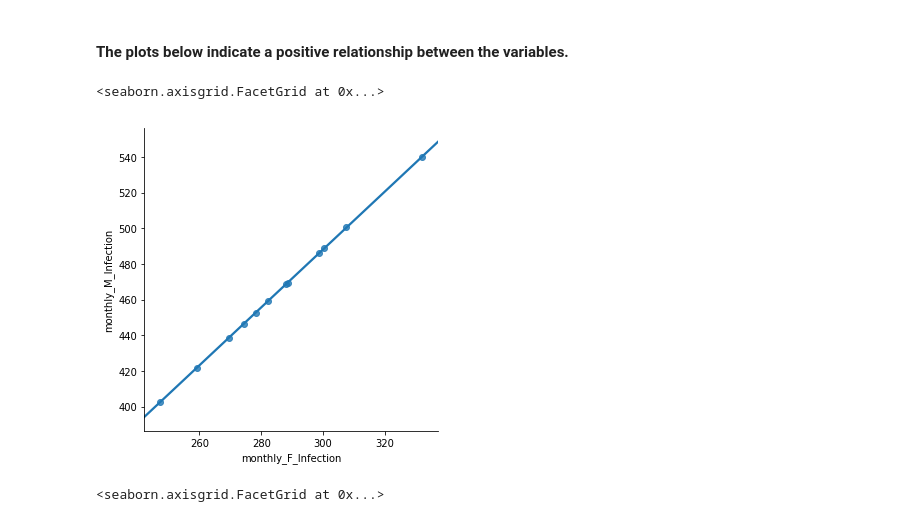
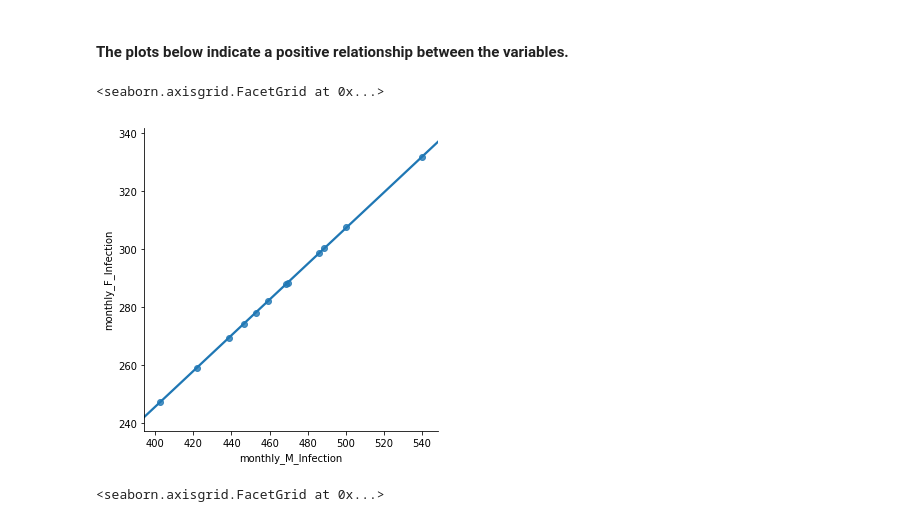
Before and after one commit to NurseQ/Simulation-Project-for-Programming-for-Data-Analysis-, a Jupyter notebook: Simulation Project.ipynb, the cells around one changed output. Saved outputs shown, nothing was run; the diff lists cells and outputs as text; code cells hidden in the pictures.

```diff
--- a/Simulation Project.ipynb
+++ b/Simulation Project.ipynb
@@ -139,10 +175,10 @@ ax
 # %% [markdown]
 #### The plots below indicate a positive relationship between the variables.
 # %%
-sns.lmplot(y="monthly_M_Infection", x="monthly_F_Infection", data=monthlymort)
+sns.lmplot(x="monthly_M_Infection", y="monthly_F_Infection", data=monthlymort)
 # %% [output]
 <seaborn.axisgrid.FacetGrid at 0x...>
-[figure, old version]
+[figure, new version]
 # %%
 sns.lmplot(y="7 day mortality", x="30 day mortality", data=monthlymort)
 # %% [output]
```
Also changed, not shown: parts of 25 cells of this notebook.
